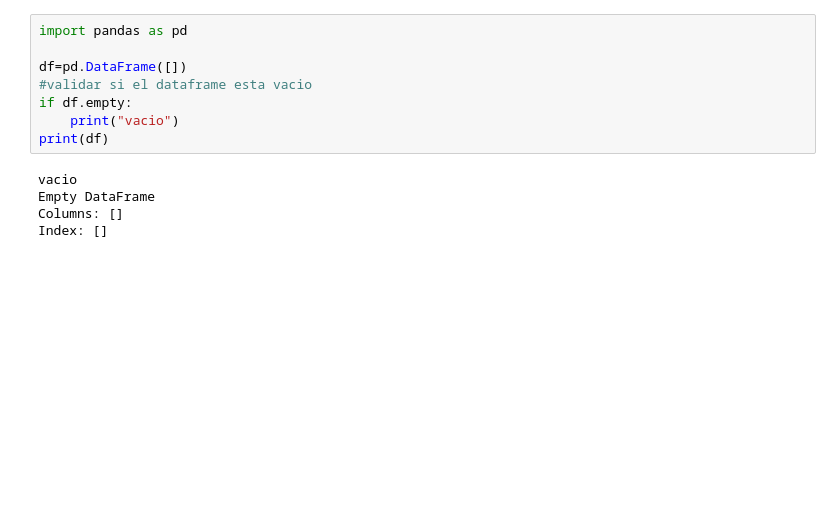
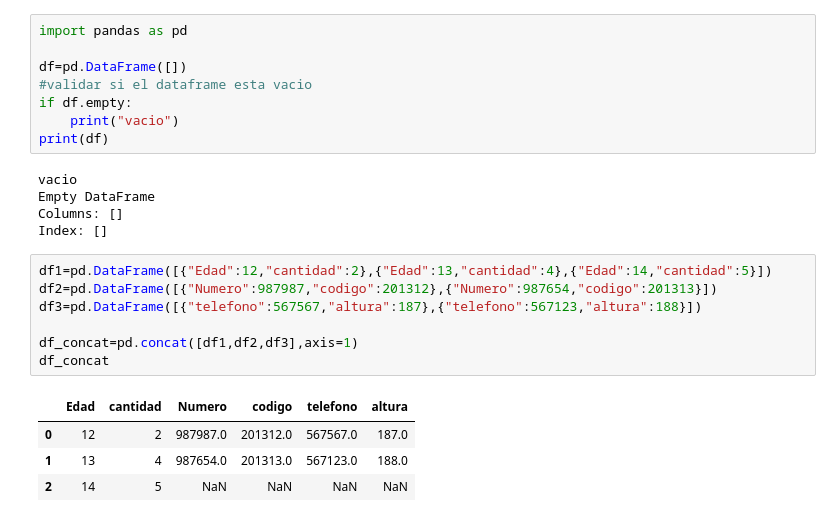
Before and after one commit to danielichis/bot4, a Jupyter notebook: src/readingXls.ipynb, the cells around one changed output. Cells and saved outputs as stored; diff of their text form; blank space fills up the shorter version.

```diff
--- a/src/readingXls.ipynb
+++ b/src/readingXls.ipynb
@@ -434,3 +434,15 @@ vacio
 Empty DataFrame
 Columns: []
 Index: []
+# %%
+df1=pd.DataFrame([{"Edad":12,"cantidad":2},{"Edad":13,"cantidad":4},{"Edad":14,"cantidad":5}])
+df2=pd.DataFrame([{"Numero":987987,"codigo":201312},{"Numero":987654,"codigo":201313}])
+df3=pd.DataFrame([{"telefono":567567,"altura":187},{"telefono":567123,"altura":188}])
+
+df_concat=pd.concat([df1,df2,df3],axis=1)
+df_concat
+# %% [output]
+|  | Edad | cantidad | Numero | codigo | telefono | altura |
+| 0 | 12 | 2 | 987987.0 | 201312.0 | 567567.0 | 187.0 |
+| 1 | 13 | 4 | 987654.0 | 201313.0 | 567123.0 | 188.0 |
+| 2 | 14 | 5 | NaN | NaN | NaN | NaN |
```
Also changed, not shown: 12 other files.
